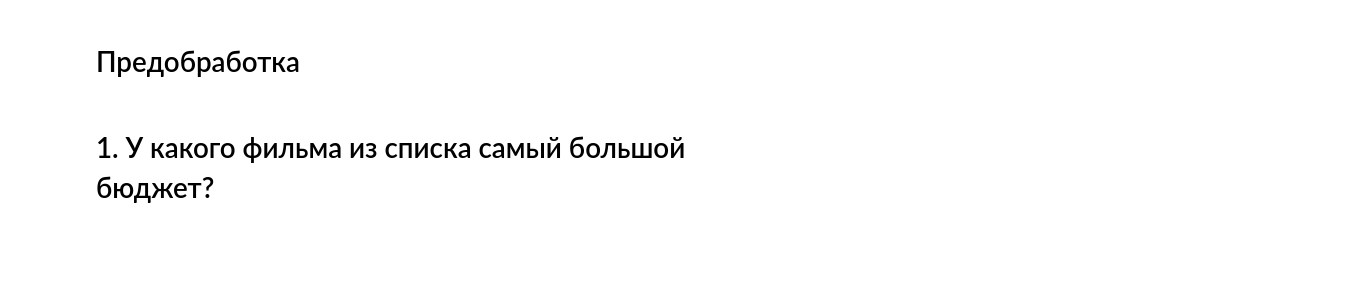
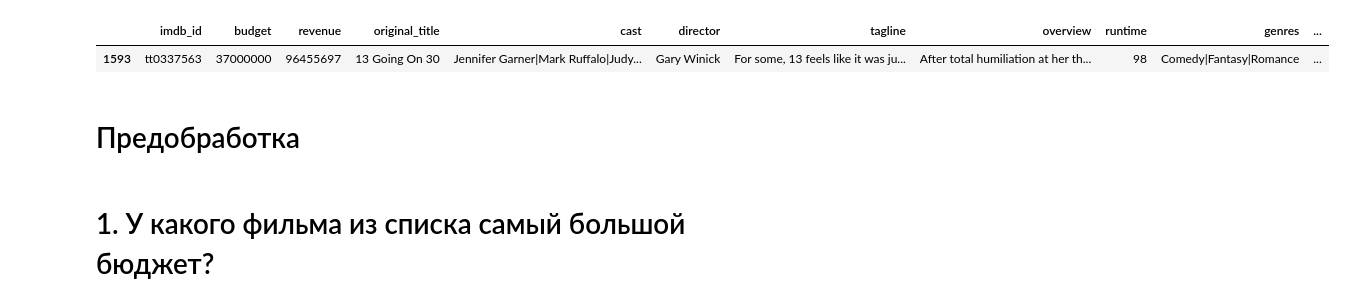
Before and after one commit to stordev/skillfactory-stor, a Jupyter notebook: module_1/Movies_IMBD.ipynb, the cells around one changed output. Saved outputs shown, nothing was run; the diff lists cells and outputs as text; code cells hidden in the pictures; blank space fills up the shorter version.

```diff
--- a/module_1/Movies_IMBD.ipynb
+++ b/module_1/Movies_IMBD.ipynb
@@ -6,5 +6,8 @@ import matplotlib.pyplot as plt
 from collections import Counter
 from itertools import combinations
 # %%
-data = pd.read_csv('movie_bd_v5.xls')
-#data.sample(5)
+data = pd.read_csv('movie_bd_v5.csv')
+data.sample(1)
+# %% [output]
+|  | imdb_id | budget | revenue | original_title | cast | director | tagline | overview | runtime | genres | ... |
+| 1593 | tt0337563 | 37000000 | 96455697 | 13 Going On 30 | Jennifer Garner|Mark Ruffalo|Judy... | Gary Winick | For some, 13 feels like it was ju... | After total humiliation at her th... | 98 | Comedy|Fantasy|Romance | ... |
```
Also changed, not shown: parts of 7 cells of this notebook.
